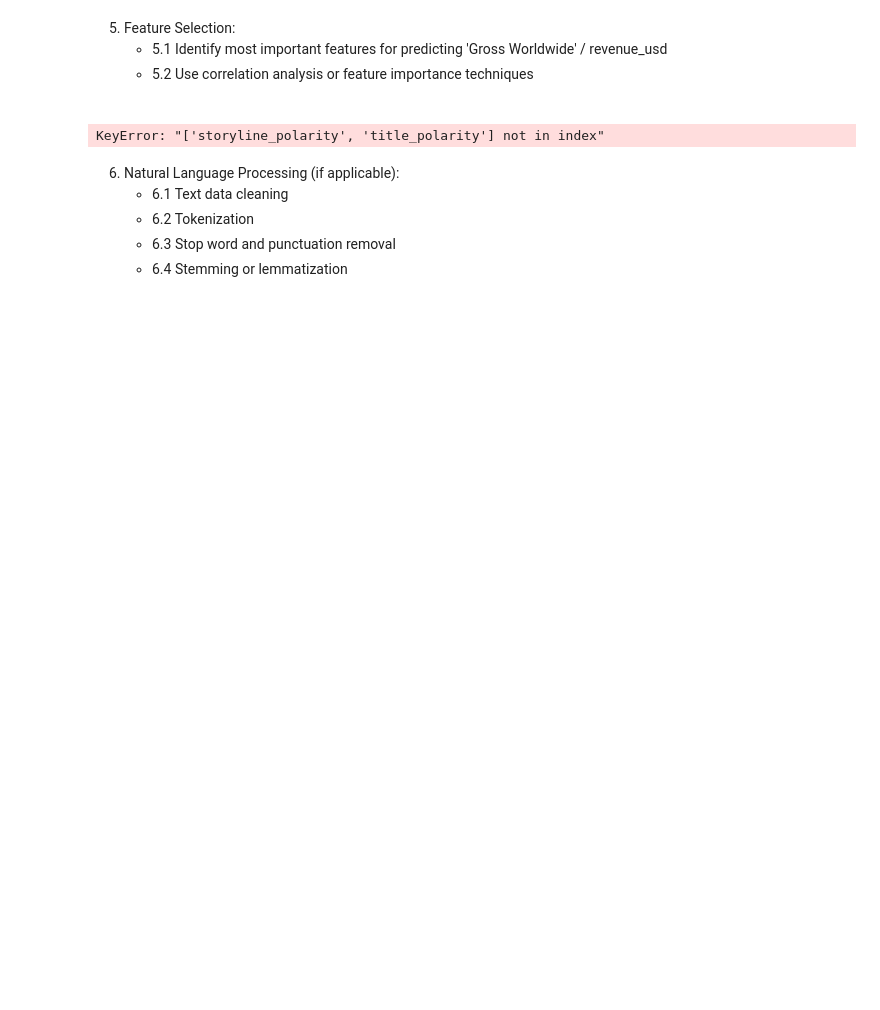
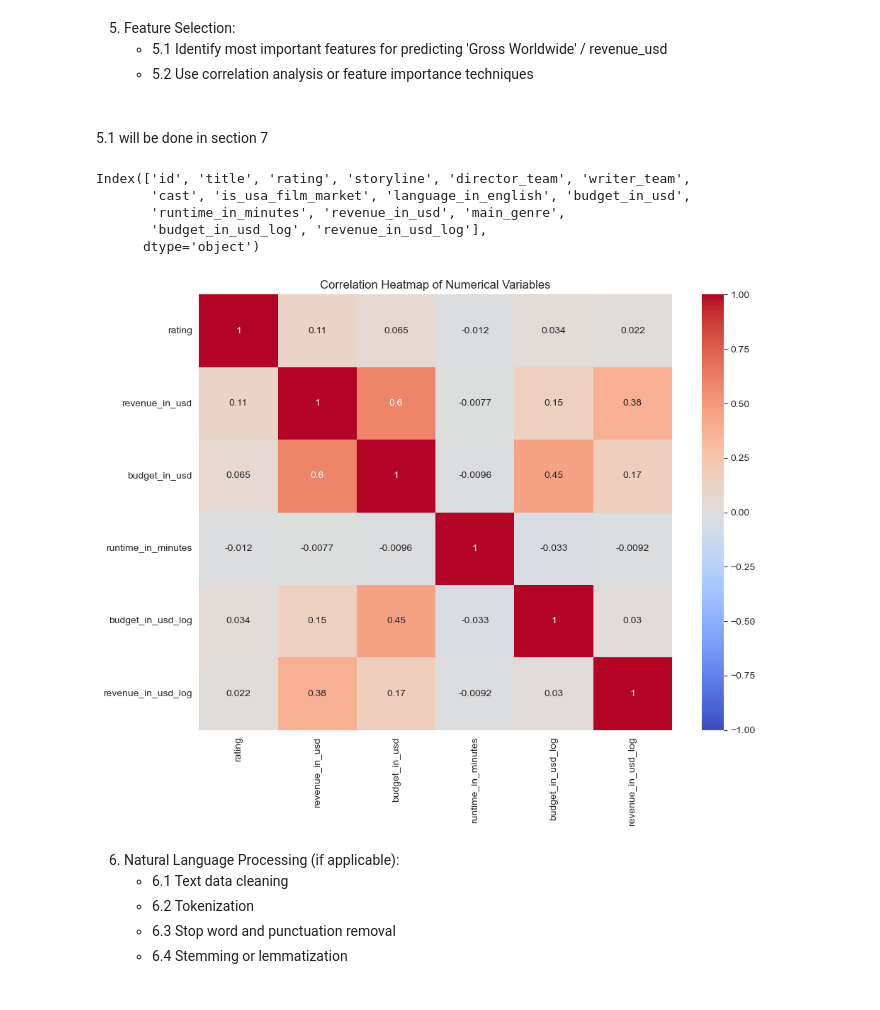
Before and after one commit to akinolu52/movie-revenue-prediction, a Jupyter notebook: explore.ipynb, the cells around one changed output. Saved outputs shown, nothing was run; the diff lists cells and outputs as text; code cells hidden in the pictures; blank space fills up the shorter version.

```diff
--- a/explore.ipynb
+++ b/explore.ipynb
@@ -528,0 +1150,3 @@ df.shape
+# %%
+columns_categorical = df_not_null.select_dtypes(include='category').columns
+columns_categorical
@@ -528,0 +1157,5 @@ df.shape
+# %%
+df_not_null.loc[:, columns_categorical] = encoder.fit_transform(df_not_null.loc[:, columns_categorical])
+df_not_null.loc[:, 'main_genre'] = encoder.fit_transform(df_not_null.loc[:, ['main_genre']])
+
+df_not_null.head()
@@ -553,0 +1202,4 @@ tfidf_df = pd.DataFrame(X_tfidf_storyline_features.toarray(), columns=tfidf_vect
+# %%
+numerical_cols.extend(['budget_in_usd_log', 'revenue_in_usd_log'])
+# %%
+df_not_null.loc[:, numerical_cols] = scaler.fit_transform(df_not_null.loc[:, numerical_cols])
@@ -555,14 +1224,21 @@ tfidf_df = pd.DataFrame(X_tfidf_storyline_features.toarray(), columns=tfidf_vect
 5. Feature Selection:
     - 5.1 Identify most important features for predicting 'Gross Worldwide' / revenue_usd
     - 5.2 Use correlation analysis or feature importance techniques<br /><br />
-# %%
-numerical_cols.extend(['storyline_polarity', 'title_polarity'])
-df[numerical_cols].head()
-# %% [output]
-KeyError: "['storyline_polarity', 'title_polarity'] not in index"
+# %% [markdown]
+5.1 will be done in section 7
+# %%
+df_not_null.columns
+# %% [output]
+Index(['id', 'title', 'rating', 'storyline', 'director_team', 'writer_team',
+       'cast', 'is_usa_film_market', 'language_in_english', 'budget_in_usd',
+       'runtime_in_minutes', 'revenue_in_usd', 'main_genre',
+       'budget_in_usd_log', 'revenue_in_usd_log'],
+      dtype='object')
 # %%
-correlation_matrix = df[numerical_cols].dropna().corr()
-generate_correlation_heatmap()
+# correlation_matrix = df_not_null.select_dtypes(include="number").dropna().corr()
+generate_correlation_heatmap(_df=df_not_null)
+# %% [output]
+[figure, added]
 # %% [markdown]
 6. Natural Language Processing (if applicable):
     - 6.1 Text data cleaning
```
Also changed, not shown: parts of 116 cells of this notebook, 1 other file.
